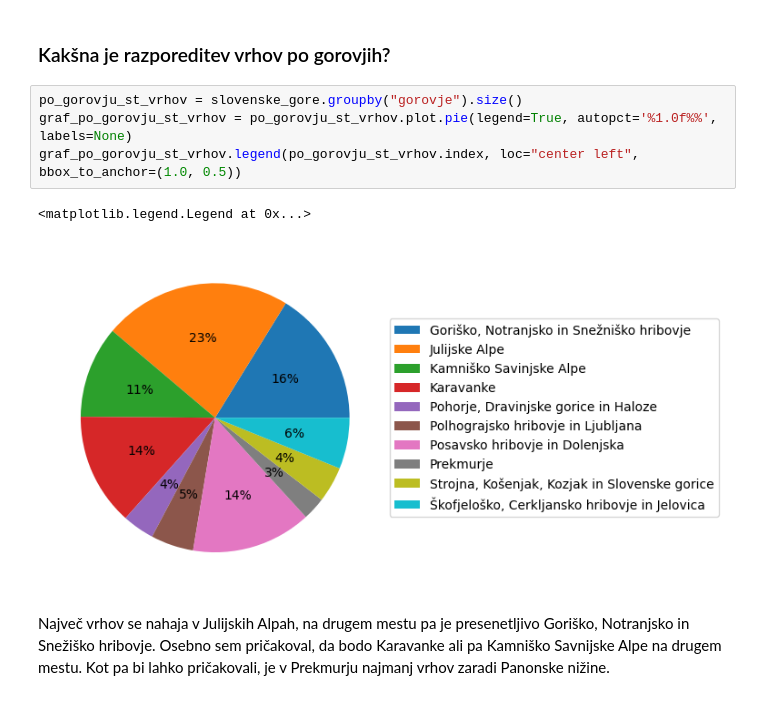
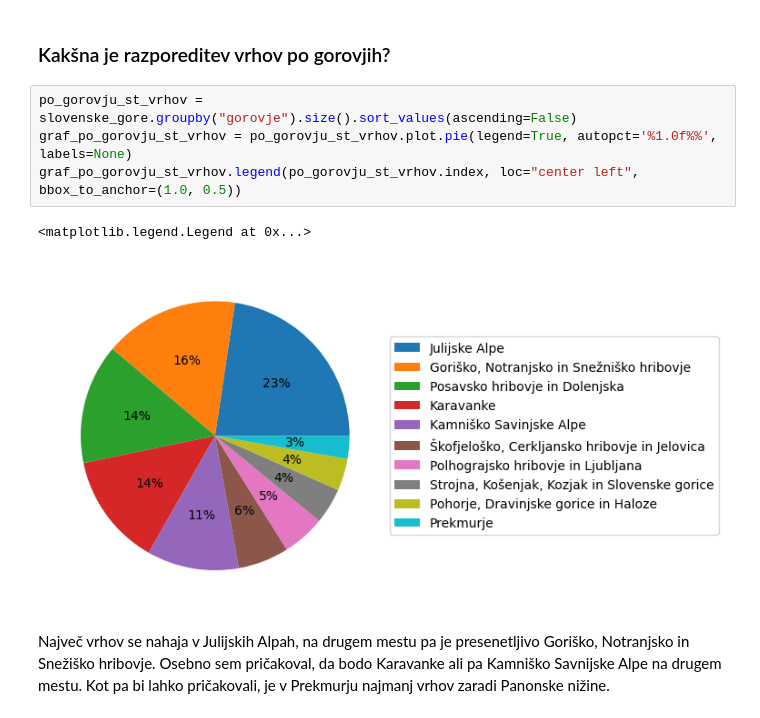
Before and after one commit to tilenzabkar/uvp-projektna-naloga, a Jupyter notebook: analiza.ipynb, the cells around one changed output. Cells and saved outputs as stored; diff of their text form.

```diff
--- a/analiza.ipynb
+++ b/analiza.ipynb
@@ -107,12 +111,12 @@ Vidimo, da poleg dejstva, da je povprečni vrh iz Julijskih Alp najvišji (kar s
 # %% [markdown]
 ### Kakšna je razporeditev vrhov po gorovjih?
 # %%
-po_gorovju_st_vrhov = slovenske_gore.groupby("gorovje").size()
+po_gorovju_st_vrhov = slovenske_gore.groupby("gorovje").size().sort_values(ascending=False)
 graf_po_gorovju_st_vrhov = po_gorovju_st_vrhov.plot.pie(legend=True, autopct='%1.0f%%', labels=None)
 graf_po_gorovju_st_vrhov.legend(po_gorovju_st_vrhov.index, loc="center left", bbox_to_anchor=(1.0, 0.5))
 # %% [output]
 <matplotlib.legend.Legend at 0x...>
-[figure, old version]
+[figure, new version]
 # %% [markdown]
 Največ vrhov se nahaja v Julijskih Alpah, na drugem mestu pa je presenetljivo Goriško, Notranjsko in Snežiško hribovje. Osebno sem pričakoval, da bodo Karavanke ali pa Kamniško Savnijske Alpe na drugem mestu. Kot pa bi lahko pričakovali, je v Prekmurju najmanj vrhov zaradi Panonske nižine.
 # %% [markdown]
```
Also changed, not shown: parts of 17 cells of this notebook, 1 other file.
